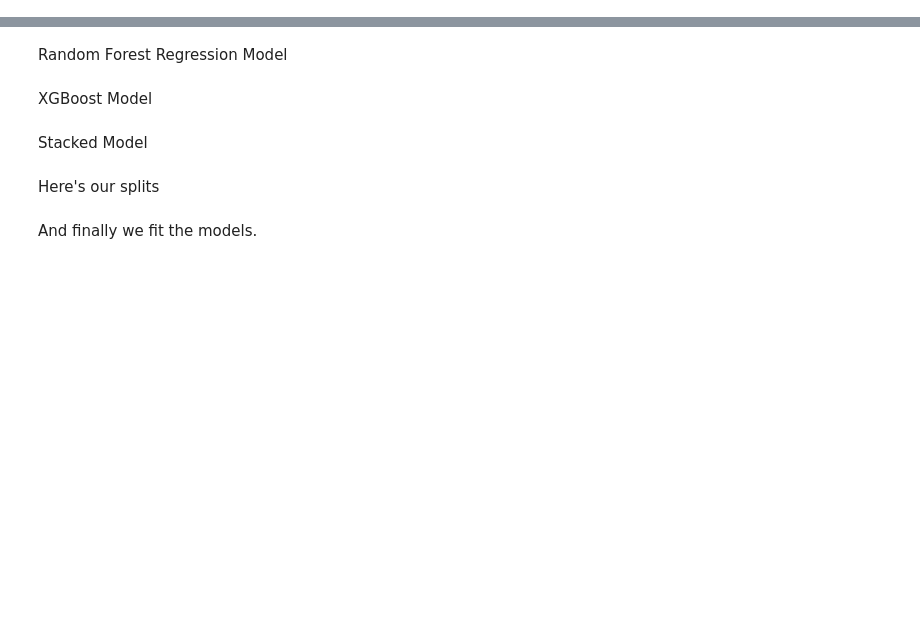
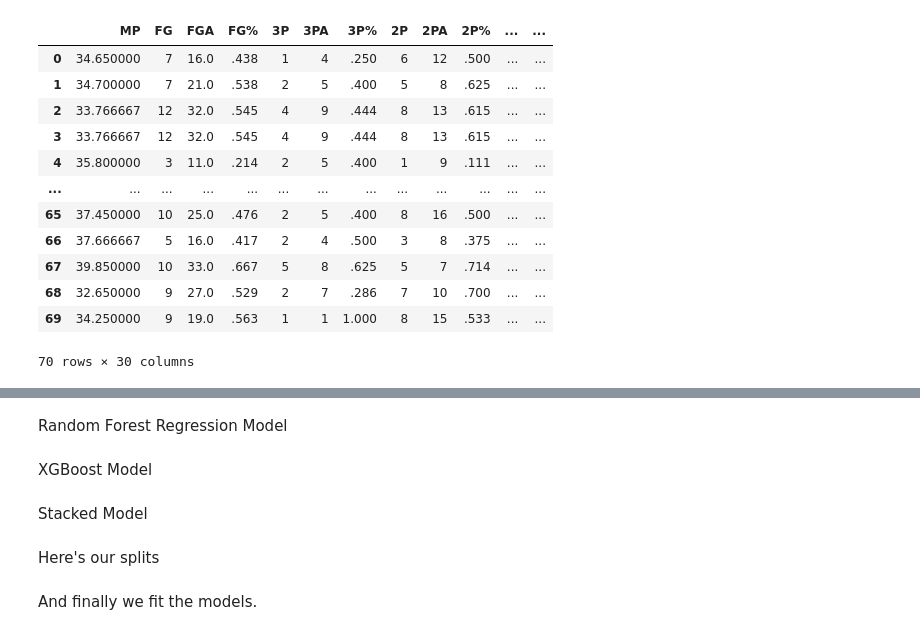
Before and after one commit to awilliams107/90-percent-of-gamblers..., a Jupyter notebook: player_predictions.ipynb, the cells around one changed output, grey strips where cells are left out. Saved outputs shown, nothing was run; the diff lists cells and outputs as text; code cells hidden in the pictures; blank space fills up the shorter version.

```diff
--- a/player_predictions.ipynb
+++ b/player_predictions.ipynb
@@ -20,5 +21,21 @@ opponent = "LAL"
 change = "" # if you made a big model change, what was it?
 player_df = setup.player_data_merge(f"./data/player_game_data/{player_team}/{player_name}.csv")
 team_stats_df = pd.read_csv("./data/team_def_stats.csv")
+# %%
+player_df
+# %% [output]
+|  | MP | FG | FGA | FG% | 3P | 3PA | 3P% | 2P | 2PA | 2P% | ... | ... |
+| 0 | 34.650000 | 7 | 16.0 | .438 | 1 | 4 | .250 | 6 | 12 | .500 | ... | ... |
+| 1 | 34.700000 | 7 | 21.0 | .538 | 2 | 5 | .400 | 5 | 8 | .625 | ... | ... |
+| 2 | 33.766667 | 12 | 32.0 | .545 | 4 | 9 | .444 | 8 | 13 | .615 | ... | ... |
+| 3 | 33.766667 | 12 | 32.0 | .545 | 4 | 9 | .444 | 8 | 13 | .615 | ... | ... |
+| 4 | 35.800000 | 3 | 11.0 | .214 | 2 | 5 | .400 | 1 | 9 | .111 | ... | ... |
+| ... | ... | ... | ... | ... | ... | ... | ... | ... | ... | ... | ... | ... |
+| 65 | 37.450000 | 10 | 25.0 | .476 | 2 | 5 | .400 | 8 | 16 | .500 | ... | ... |
+| 66 | 37.666667 | 5 | 16.0 | .417 | 2 | 4 | .500 | 3 | 8 | .375 | ... | ... |
+| 67 | 39.850000 | 10 | 33.0 | .667 | 5 | 8 | .625 | 5 | 7 | .714 | ... | ... |
+| 68 | 32.650000 | 9 | 27.0 | .529 | 2 | 7 | .286 | 7 | 10 | .700 | ... | ... |
+| 69 | 34.250000 | 9 | 19.0 | .563 | 1 | 1 | 1.000 | 8 | 15 | .533 | ... | ... |
+70 rows × 30 columns
 # %%
 player_df = setup.get_rolling_avgs(player_df)
```
Also changed, not shown: parts of 16 cells of this notebook, 8 other files.
